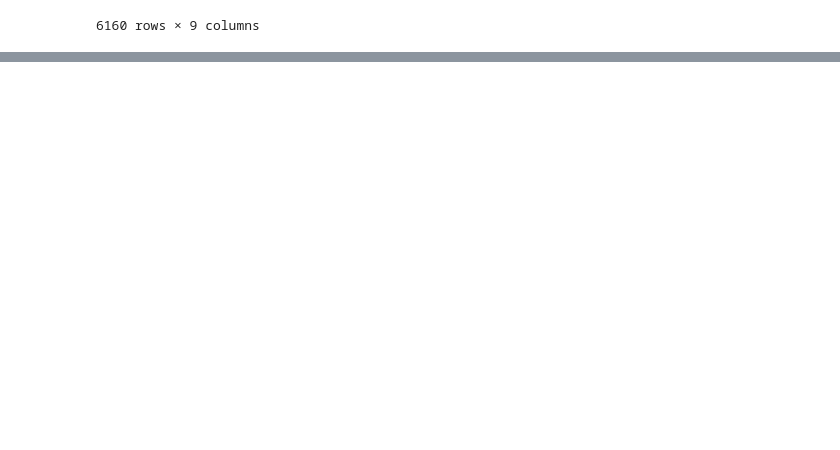
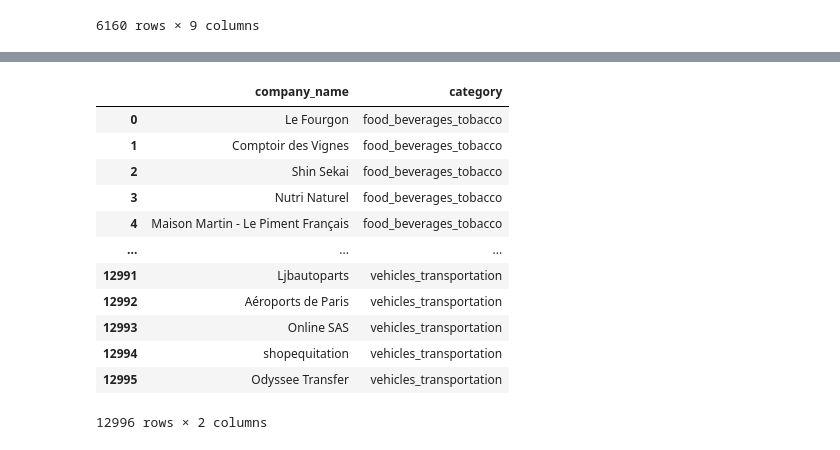
Before and after one commit to Maryam-Dollet/NLP_Project, a Jupyter notebook: data_cleaning.ipynb, the cells around one changed output, grey strips where cells are left out. Cells and saved outputs as stored; diff of their text form; code cells hidden in the pictures; blank space fills up the shorter version.

```diff
--- a/data_cleaning.ipynb
+++ b/data_cleaning.ipynb
@@ -672,0 +697,16 @@ reviews_sample.to_csv("data/reviews_sample_translated.csv", sep=";", index=False
+# %%
+company_df[["company_name", "category"]]
+# %% [output]
+|  | company_name | category |
+| 0 | Le Fourgon | food_beverages_tobacco |
+| 1 | Comptoir des Vignes | food_beverages_tobacco |
+| 2 | Shin Sekai | food_beverages_tobacco |
+| 3 | Nutri Naturel | food_beverages_tobacco |
+| 4 | Maison Martin - Le Piment Français | food_beverages_tobacco |
+| ... | ... | ... |
+| 12991 | Ljbautoparts | vehicles_transportation |
+| 12992 | Aéroports de Paris | vehicles_transportation |
+| 12993 | Online SAS | vehicles_transportation |
+| 12994 | shopequitation | vehicles_transportation |
+| 12995 | Odyssee Transfer | vehicles_transportation |
+12996 rows × 2 columns
```
Also changed, not shown: parts of 10 cells of this notebook, 2 other files.
